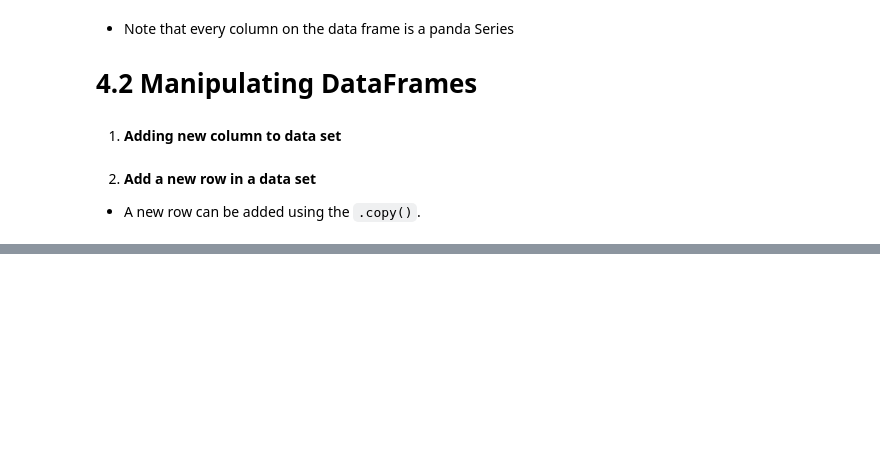
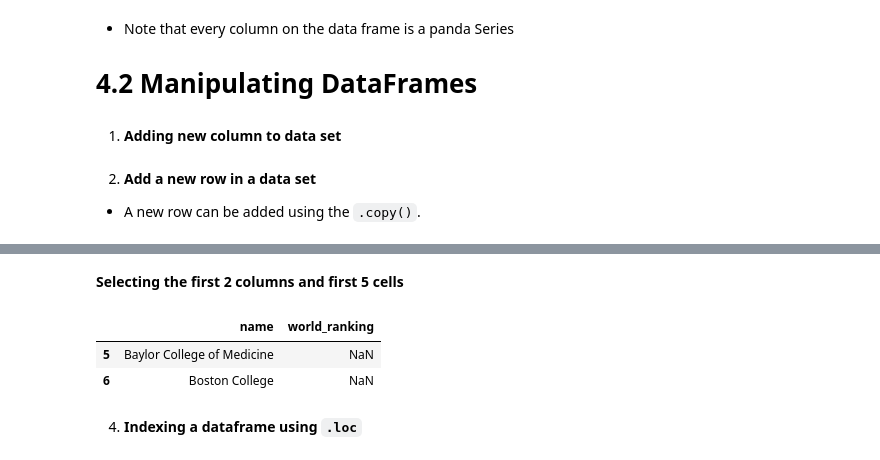
Before and after one commit to kolynzb/ML-tutor, a Jupyter notebook: MIT_GL/0x00-week_1/0x00-packages/pandas.ipynb, the cells around one changed output, grey strips where cells are left out. Cells and saved outputs as stored; diff of their text form; code cells hidden in the pictures; blank space fills up the shorter version.

```diff
--- a/MIT_GL/0x00-week_1/0x00-packages/pandas.ipynb
+++ b/MIT_GL/0x00-week_1/0x00-packages/pandas.ipynb
@@ -466,0 +556,10 @@ we shall work on the BMI data-set
+# %% [markdown]
+__Selecting the first 2 columns and first 5 cells__
+# %%
+data.iloc[5:7,0:2]
+# %% [output]
+|  | name | world_ranking |
+| 5 | Baylor College of Medicine | NaN |
+| 6 | Boston College | NaN |
+# %% [markdown]
+4. __Indexing a dataframe using `.loc`__
```
Also changed, not shown: parts of 10 cells of this notebook.
